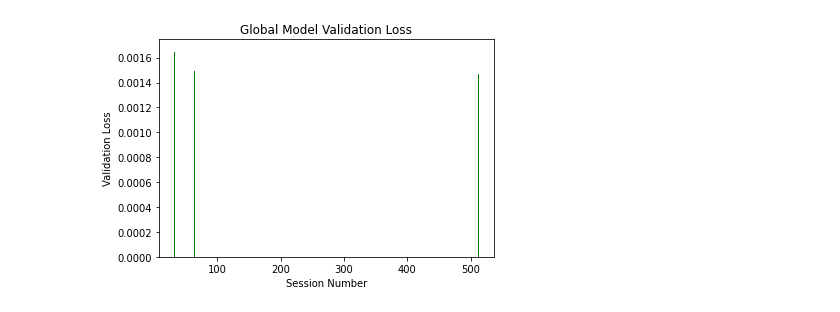
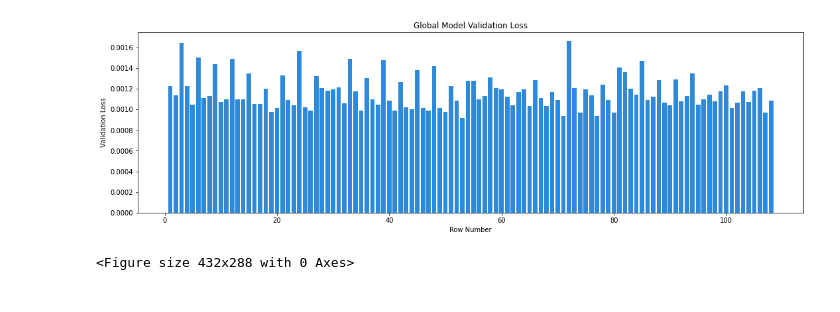
Before and after one commit to inf0rmatiker/model-service, a Jupyter notebook: experiments/nicks_notebook.ipynb, the cells around one changed output. Drawn from its saved outputs; the diff is of its cells as text; code cells hidden in the pictures.

Commit message:
feature/compare-global-models Updates nicks notebook with proper bar chart and parallel coordinates chart

```diff
--- a/experiments/nicks_notebook.ipynb
+++ b/experiments/nicks_notebook.ipynb
@@ -80,35 +81,48 @@ for experiment in experiments:
     dataframes = []
     filename = "merged_file.csv"
     filepath = f"{experiment}/{filename}"
     dataframe = pd.read_csv(filepath, header=0)
-    X = list(dataframe.iloc[:, 1])
-    Y = list(dataframe.iloc[:, 7])
+
+#     print("dataframe['min_validation_loss']")
+#     print(dataframe['min_validation_loss'])
+#     print("unsorted dataframe")
+#     print(dataframe)
+    sorted_df = dataframe.sort_values(by = ['batch_size', 'hl1_units', 'hl2_units', 'learning_rate'], ascending = [True, True, True, True])
+    rows = [(i + 1) for i in range(dataframe.shape[0])]
+#     X = list(dataframe.iloc[:, 1])
+#     Y = list(dataframe.iloc[:, 7])
+    Y = list(sorted_df.iloc[:, 7])
+#     print("sorted dataframe")
+#     print(sorted_df)
 
     # Plot the data using bar() method
-    plt.bar(X, Y, color='g')
+    plt.figure(figsize=(18,5))
+    plt.bar(rows, Y, color='#2e8ad8', width=0.8)
     plt.title("Global Model Validation Loss")
-    plt.xlabel("Session Number")
+    plt.xlabel("Row Number")
     plt.ylabel("Validation Loss")
 
 #     plt.figure()
 
 #     pd.plotting.parallel_coordinates(
 #         dataframe[['batch_size', 'hl1_units', 'hl2_units', 'learning_rate', 'min_train_loss', 'min_validation_loss']],
 #         'batch_size')
 
 #     pd.plotting.parallel_coordinates(
 #         dataframe[['batch_size', 'learning_rate', 'min_train_loss', 'min_validation_loss']],
 #         'batch_size')
 
 #     pd.plotting.parallel_coordinates(
 #         dataframe[['batch_size', 'hl1_units', 'hl2_units', 'learning_rate']],
 #         'batch_size')
 
 #     pd.plotting.parallel_coordinates(
 #         dataframe[['batch_size', 'min_train_loss', 'min_validation_loss']],
 #         'batch_size')
 
     # Show the plot
     plt.show()
+    plt.savefig('global_model_bar_chart.png')
 # %% [output]
-[figure, old version]
+[figure, new version]
+<Figure size 432x288 with 0 Axes>
```
Also changed, not shown: parts of 3 cells of this notebook, 2 other files.
